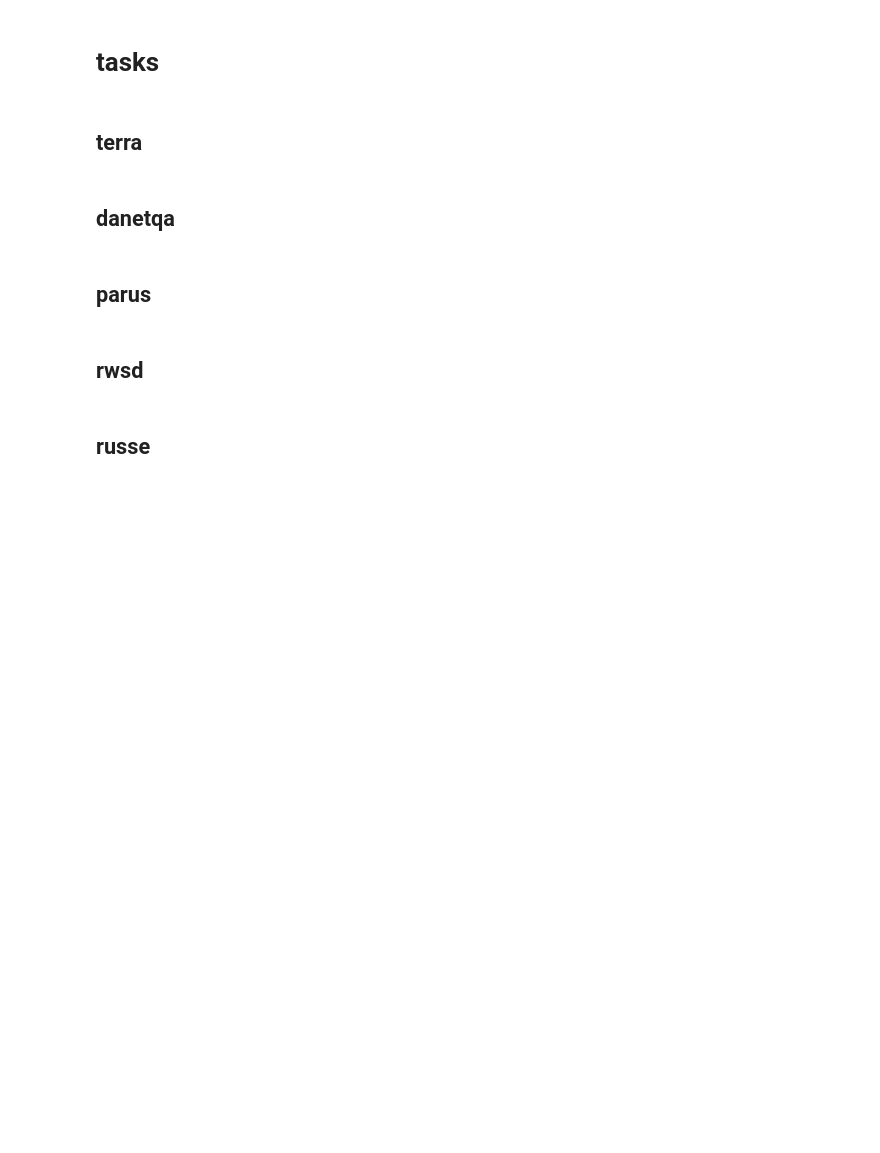
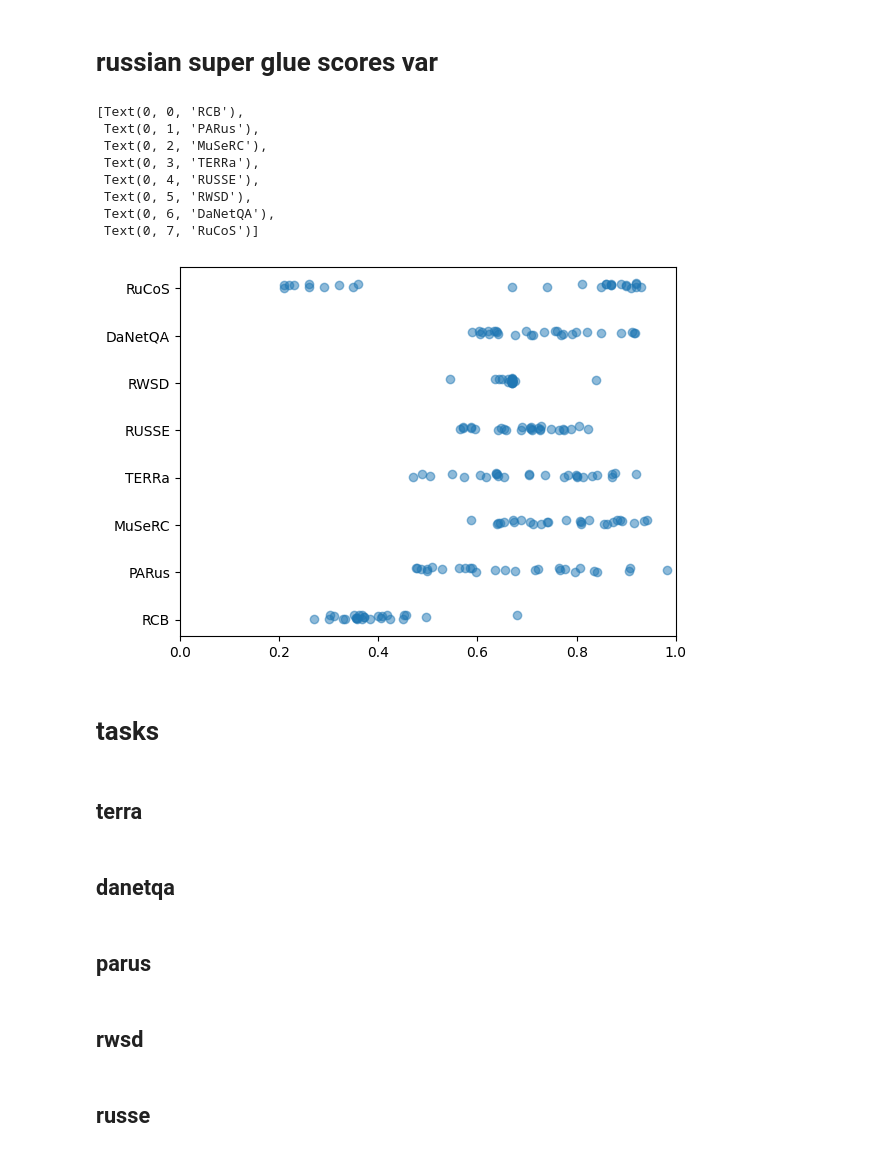
Before and after one commit to kuk/rulm-eval, a Jupyter notebook: main.ipynb, the cells around one changed output. Saved outputs shown, nothing was run; the diff lists cells and outputs as text; code cells hidden in the pictures; blank space fills up the shorter version.

Commit message:
Plot rsg task ranges

```diff
--- a/main.ipynb
+++ b/main.ipynb
@@ -4,6 +4,75 @@ lines = read_lines(DOTENV_PATH)
 pairs = parse_dotenv(lines)
 os.environ.update(pairs)
 %run -n main.py
+# %% [markdown]
+# russian super glue scores var
+# %%
+import re
+
+from matplotlib import pyplot as plt
+import pandas as pd
+
+
+text = '''
+Rank	Name	Team	Link	Score	LiDiRus	RCB	PARus	MuSeRC	TERRa	RUSSE	RWSD	DaNetQA	RuCoS
+1	HUMAN BENCHMARK	AGI NLP		0.811	0.626	0.68 / 0.702	0.982	0.806 / 0.42	0.92	0.805	0.84	0.915	0.93 / 0.89
+2	FRED-T5 1.7B finetune	SberDevices		0.762	0.497	0.497 / 0.541	0.842	0.916 / 0.773	0.871	0.823	0.669	0.889	0.9 / 0.902
+3	Golden Transformer v2.0	Avengers Ensemble		0.755	0.515	0.384 / 0.534	0.906	0.936 / 0.804	0.877	0.687	0.643	0.911	0.92 / 0.924
+4	YaLM p-tune (3.3B frozen + 40k trainable params)	Yandex		0.711	0.364	0.357 / 0.479	0.834	0.892 / 0.707	0.841	0.71	0.669	0.85	0.92 / 0.916
+5	FRED-T5 large finetune	SberDevices		0.706	0.389	0.456 / 0.546	0.776	0.887 / 0.678	0.801	0.775	0.669	0.799	0.87 / 0.863
+6	RuLeanALBERT	Yandex Research		0.698	0.403	0.361 / 0.413	0.796	0.874 / 0.654	0.812	0.789	0.669	0.76	0.9 / 0.902
+7	FRED-T5 1.7B (only encoder 760M) finetune	SberDevices		0.694	0.421	0.311 / 0.441	0.806	0.882 / 0.666	0.831	0.723	0.669	0.735	0.91 / 0.911
+8	ruT5-large finetune	SberDevices		0.686	0.32	0.45 / 0.532	0.764	0.855 / 0.608	0.775	0.773	0.669	0.79	0.86 / 0.859
+9	ruRoberta-large finetune	SberDevices		0.684	0.343	0.357 / 0.518	0.722	0.861 / 0.63	0.801	0.748	0.669	0.82	0.87 / 0.867
+10	Golden Transformer v1.0	Avengers Ensemble		0.679	0.0	0.406 / 0.546	0.908	0.941 / 0.819	0.871	0.587	0.545	0.917	0.92 / 0.924
+11	xlm-roberta-large (Facebook) finetune	SberDevices		0.654	0.369	0.328 / 0.457	0.59	0.809 / 0.501	0.798	0.765	0.669	0.757	0.89 / 0.886
+12	mdeberta-v3-base (Microsoft) finetune	SberDevices		0.651	0.332	0.27 / 0.489	0.716	0.825 / 0.531	0.783	0.727	0.669	0.708	0.87 / 0.868
+13	ruT5-base finetune	Sberdevices		0.635	0.267	0.423 / 0.461	0.636	0.808 / 0.475	0.736	0.707	0.669	0.769	0.85 / 0.847
+14	ruBert-large finetune	SberDevices		0.62	0.235	0.356 / 0.5	0.656	0.778 / 0.436	0.704	0.707	0.669	0.773	0.81 / 0.805
+15	ruBert-base finetune	SberDevices		0.578	0.224	0.333 / 0.509	0.476	0.742 / 0.399	0.703	0.706	0.669	0.712	0.74 / 0.716
+16	YaLM 1.0B few-shot	Yandex		0.577	0.124	0.408 / 0.447	0.766	0.673 / 0.364	0.605	0.587	0.669	0.637	0.86 / 0.859
+17	RuGPT3XL few-shot	SberDevices		0.535	0.096	0.302 / 0.418	0.676	0.74 / 0.546	0.573	0.565	0.649	0.59	0.67 / 0.665
+18	RuBERT plain	DeepPavlov		0.521	0.191	0.367 / 0.463	0.574	0.711 / 0.324	0.642	0.726	0.669	0.639	0.32 / 0.314
+19	SBERT_Large_mt_ru_finetuning	SberDevices		0.514	0.218	0.351 / 0.486	0.498	0.642 / 0.319	0.637	0.657	0.675	0.697	0.35 / 0.347
+20	SBERT_Large	SberDevices		0.51	0.209	0.371 / 0.452	0.498	0.646 / 0.327	0.637	0.654	0.662	0.675	0.36 / 0.351
+21	RuGPT3Large	SberDevices		0.505	0.231	0.417 / 0.484	0.584	0.729 / 0.333	0.654	0.647	0.636	0.604	0.21 / 0.202
+22	RuBERT conversational	DeepPavlov		0.5	0.178	0.452 / 0.484	0.508	0.687 / 0.278	0.64	0.729	0.669	0.606	0.22 / 0.218
+23	Multilingual Bert	DeepPavlov		0.495	0.189	0.367 / 0.445	0.528	0.639 / 0.239	0.617	0.69	0.669	0.624	0.29 / 0.29
+24	heuristic majority	hse_ling		0.468	0.147	0.4 / 0.438	0.478	0.671 / 0.237	0.549	0.595	0.669	0.642	0.26 / 0.257
+25	RuGPT3Medium	SberDevices		0.468	0.01	0.372 / 0.461	0.598	0.706 / 0.308	0.505	0.642	0.669	0.634	0.23 / 0.224
+26	RuGPT3Small	SberDevices		0.438	-0.013	0.356 / 0.473	0.562	0.653 / 0.221	0.488	0.57	0.669	0.61	0.21 / 0.204
+27	Baseline TF-IDF1.1	AGI NLP		0.434	0.06	0.301 / 0.441	0.486	0.587 / 0.242	0.471	0.57	0.662	0.621	0.26 / 0.252
+'''
+
+rows = [
+    _.split('\t')
+    for _ in text.strip().splitlines()
+]
+table = pd.DataFrame(rows[1:], columns=rows[0])
+
+xs, ys = [], []
+tasks = ['RCB', 'PARus', 'MuSeRC', 'TERRa', 'RUSSE', 'RWSD', 'DaNetQA', 'RuCoS']
+for task_index, task in enumerate(tasks):
+    for score in table[task]:
+        value = float(re.match(r'[\d\.\-]+', score).group())
+        xs.append(value)
+        ys.append(task_index + random.random() / 10)
+
+fig, ax = plt.subplots()
+ax.scatter(xs, ys, alpha=0.5)
+ax.set_xlim(0, 1)
+ax.set_yticks(range(len(tasks)))
+ax.set_yticklabels(tasks)
+# %% [output]
+[Text(0, 0, 'RCB'),
+ Text(0, 1, 'PARus'),
+ Text(0, 2, 'MuSeRC'),
+ Text(0, 3, 'TERRa'),
+ Text(0, 4, 'RUSSE'),
+ Text(0, 5, 'RWSD'),
+ Text(0, 6, 'DaNetQA'),
+ Text(0, 7, 'RuCoS')]
+[figure, added]
 # %% [markdown]
 # tasks
 # %% [markdown]
```
Also changed, not shown: parts of 2 cells of this notebook, 2 other files.
